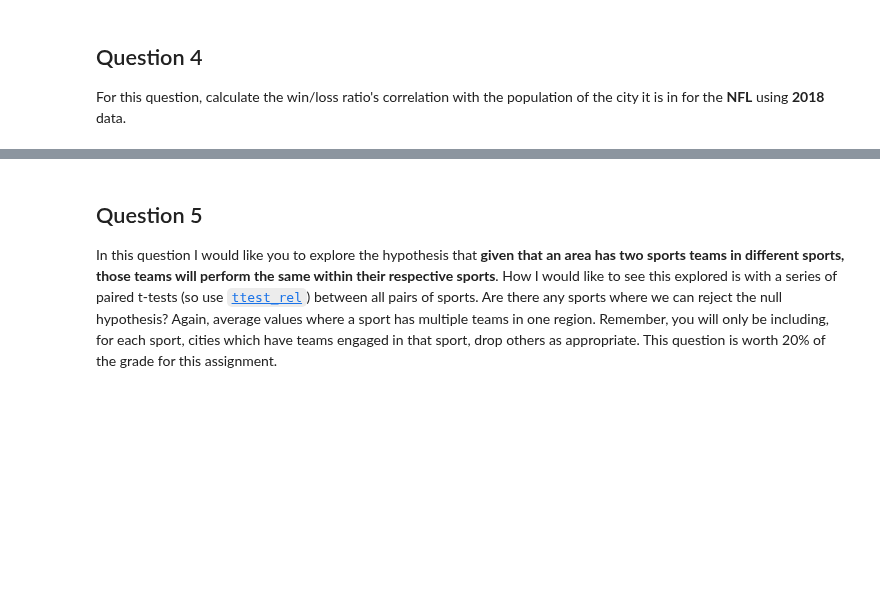
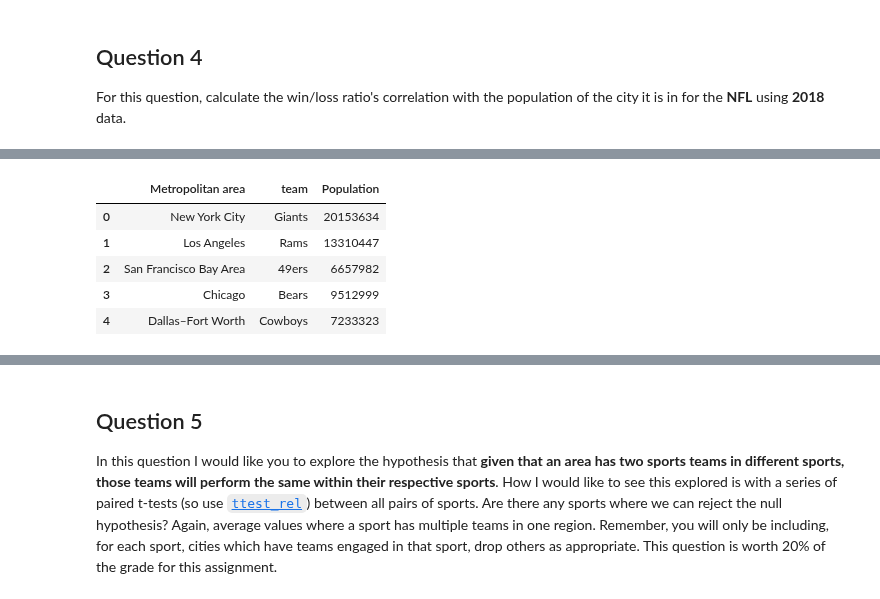
Before and after one commit to SantiGonzalezz/Applied-Data-Science-with-Python, a Jupyter notebook: 1. Introduction to Data Science in Python/Week 4/assignment4.ipynb, the cells around one changed output, grey strips where cells are left out. Cells and saved outputs as stored; diff of their text form; code cells hidden in the pictures; blank space fills up the shorter version.

```diff
--- a/1. Introduction to Data Science in Python/Week 4/assignment4.ipynb
+++ b/1. Introduction to Data Science in Python/Week 4/assignment4.ipynb
@@ -562,0 +566,29 @@ def nfl_correlation():
+# %%
+# -----------------------------------
+big4 = 'NFL'
+
+# Divide the cities in columns.
+# e.g. 1 column with value | RangersIslandersDevils |
+# gets converted to 3 columns | Rangers | Islanders | Devils |
+teams = cities[big4].str.extract('([A-Z0-9]{0,2}[a-z0-9]*\ [A-Z0-9]{0,2}[a-z0-9]*|[A-Z0-9]{0,2}[a-z0-9]*)([A-Z0-9]{0,2}[a-z0-9]*\ [A-Z0-9]{0,2}[a-z0-9]*|[A-Z0-9]{0,2}[a-z0-9]*)([A-Z0-9]{0,2}[a-z0-9]*\ [A-Z0-9]{0,2}[a-z0-9]*|[A-Z0-9]{0,2}[a-z0-9]*)')
+
+teams['Metropolitan area'] = cities['Metropolitan area']
+
+teams = pd.melt(teams, id_vars=['Metropolitan area'])
+
+teams = teams[teams['value'] != ''].reset_index()
+
+
+# get the population
+teams = pd.merge(teams, cities, how='left', on='Metropolitan area')[['Metropolitan area', 'value', 'Population']]
+teams.rename(columns={'value': 'team'}, inplace=True)
+teams = teams.astype({'Population': int})
+teams['team'] = teams['team'].str.replace('\ Sox', 'Sox', regex=True)
+teams.head()
+# %% [output]
+|  | Metropolitan area | team | Population |
+| 0 | New York City | Giants | 20153634 |
+| 1 | Los Angeles | Rams | 13310447 |
+| 2 | San Francisco Bay Area | 49ers | 6657982 |
+| 3 | Chicago | Bears | 9512999 |
+| 4 | Dallas–Fort Worth | Cowboys | 7233323 |
```
Also changed, not shown: parts of 9 cells of this notebook.
